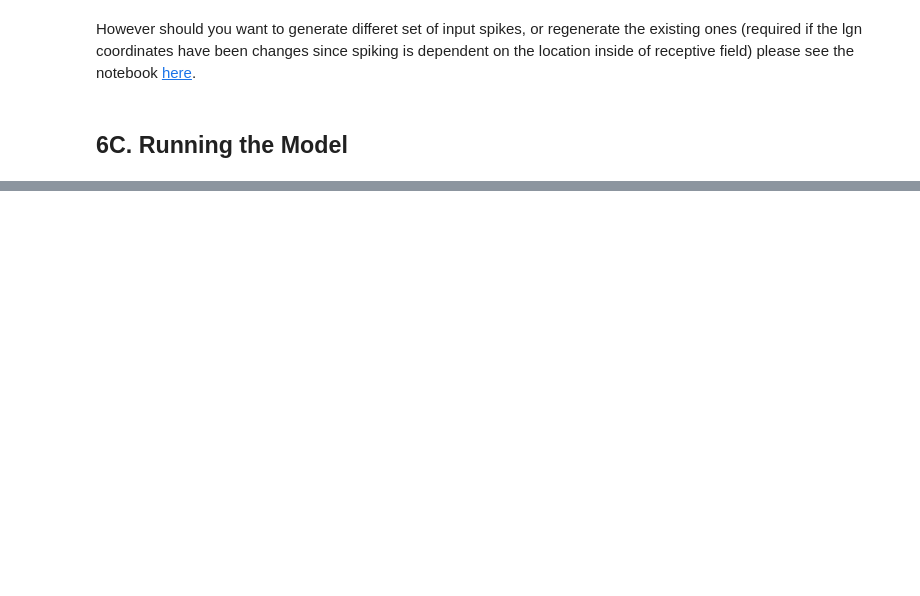
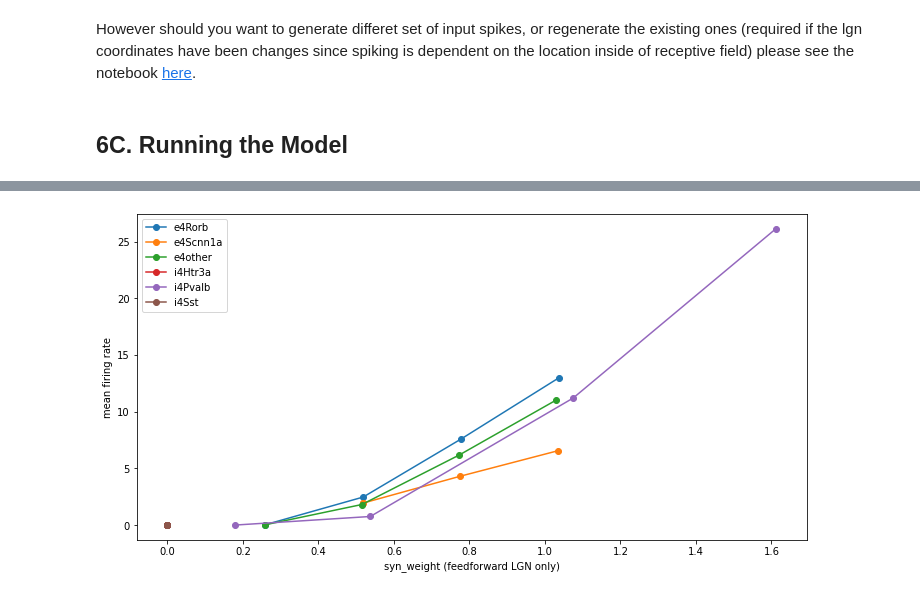
Before and after one commit to AllenInstitute/bmtk_workshop_2022, a Jupyter notebook: Ch6_l4model/6. The L4 Model.ipynb, the cells around one changed output, grey strips where cells are left out. Cells and saved outputs as stored; diff of their text form; code cells hidden in the pictures; blank space fills up the shorter version.

```diff
--- a/Ch6_l4model/6. The L4 Model.ipynb
+++ b/Ch6_l4model/6. The L4 Model.ipynb
@@ -1292,0 +229,24 @@ import nest
+# %%
+from bmtk.simulator import pointnet
+from bmtk.simulator.pointnet.pyfunction_cache import synaptic_weight
+
+
+@synaptic_weight
+def set_syn_weight(edge_props, source_nodes, target_nodes):
+    trg_types = target_nodes['cell_line'].values
+    syn_weights = edge_props['syn_weight'].values
+    nsyns = edge_props.nsyns
+    assert(len(trg_types) == len(syn_weights) == len(nsyns))
+
+    update_fnc = np.vectorize(lambda i: 2 if i != 'i4Pvalb' else 1)
+    update_factor = update_fnc(trg_types)
+    updated_syn_weights = update_factor*syn_weights*nsyns
+    return updated_syn_weights
+
+
+configure = pointnet.Config.from_json('config.simulation_pointnet.feedforward.json')
+configure.build_env()
+
+graph = pointnet.PointNetwork.from_config(configure)
+sim = pointnet.PointSimulator.from_config(configure, graph)
+sim.run()
@@ -1292,0 +341,12 @@ import nest
+# %%
+fig, ax = plt.subplots(1, 1, figsize=(12, 6))
+for cell_line, weights in weights_table.items():
+    firing_rates = fr_table[cell_line]
+    ax.plot(weights, firing_rates, '-o', label=cell_line)
+
+ax.set_xlabel('syn_weight (feedforward LGN only)')
+ax.set_ylabel('mean firing rate')
+ax.legend()
+plt.show()
+# %% [output]
+[figure, added]
```
Also changed, not shown: parts of 45 cells of this notebook, 6 other files.
